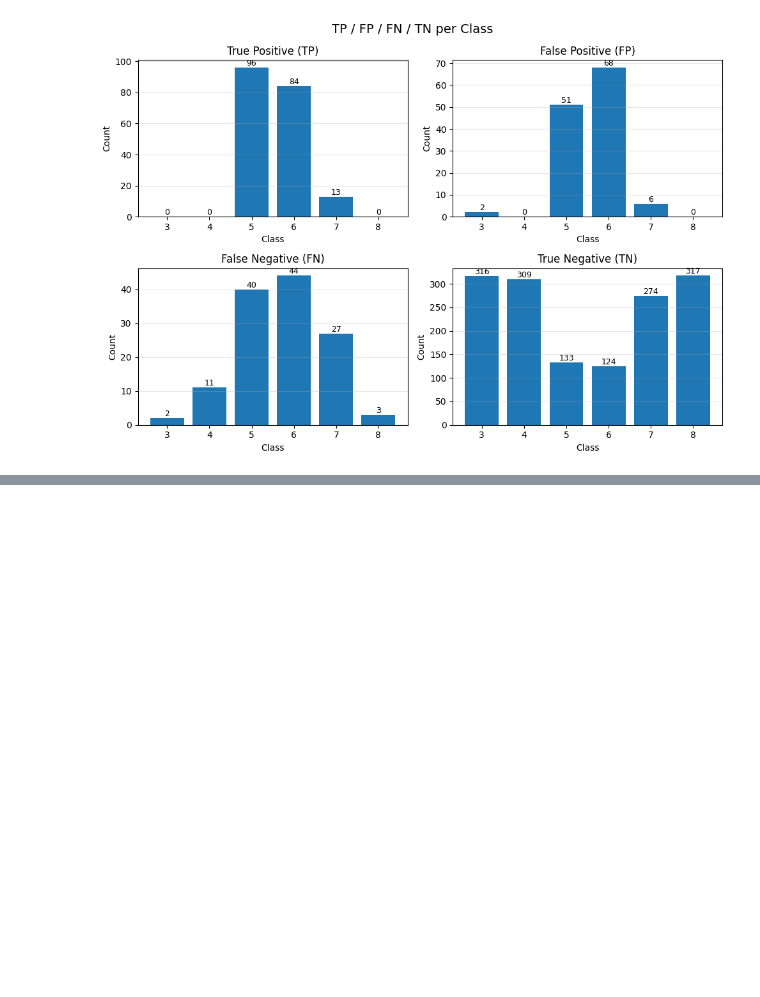
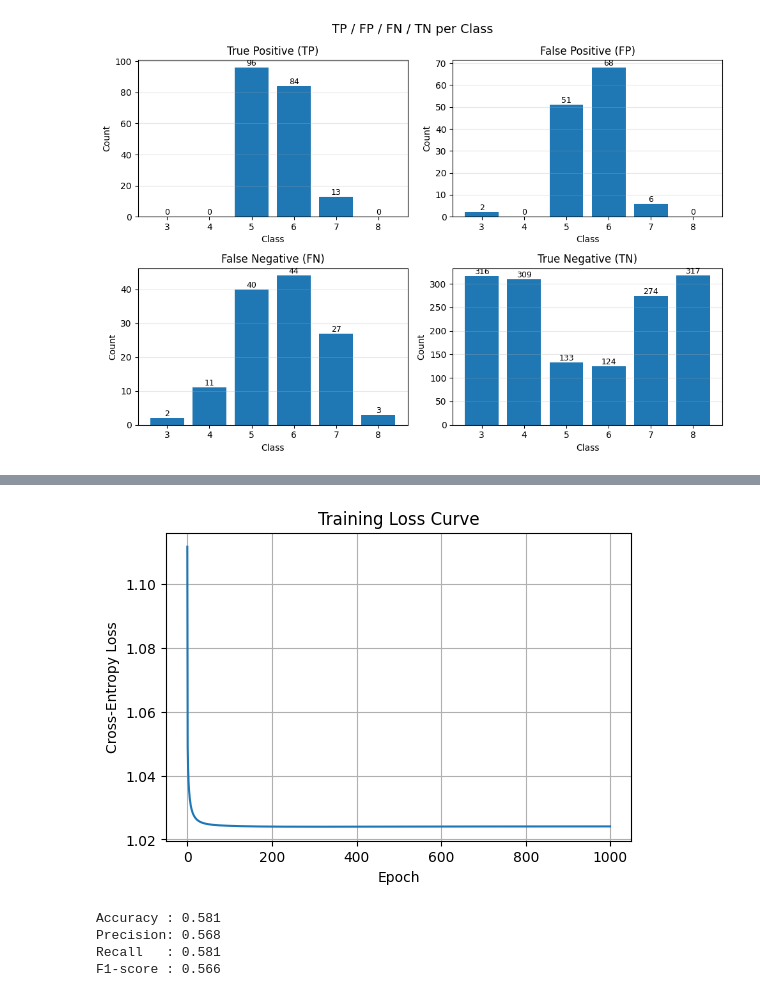
Before and after one commit to trongvu2003/softmax_regresstion, a Jupyter notebook: softmax_regresstion.ipynb, the cells around one changed output, grey strips where cells are left out. Cells and saved outputs as stored; diff of their text form; code cells hidden in the pictures; blank space fills up the shorter version.

```diff
--- a/softmax_regresstion.ipynb
+++ b/softmax_regresstion.ipynb
@@ -266,0 +272,80 @@ AttributeError: 'numpy.ndarray' object has no attribute 'apply'
+# %%
+# Train Softmax Regression (SGD)
+def train_softmax(X, Y, lr=0.05, epochs=1000):
+    m, n = X.shape
+    k = Y.shape[1]
+
+    Xb = np.hstack([np.ones((m,1)), X])
+    theta = np.random.randn(k, n+1) * 0.01
+
+    losses = []
+
+    for epoch in range(epochs):
+        total_loss = 0
+
+        for i in range(m):
+            x = Xb[i].reshape(-1,1)
+            y = Y[i].reshape(-1,1)
+
+            z = theta @ x
+            y_hat = softmax(z)
+
+            loss = loss_function(y, y_hat)
+            total_loss += loss
+
+            grad = (y_hat - y) @ x.T
+            theta -= lr * grad
+
+        losses.append(total_loss / m)
+
+    return theta, losses
+
+# Train model
+theta, losses = train_softmax(
+    X_train,
+    Y_train,
+    lr=0.05,
+    epochs=1000
+)
+
+# Predict
+def predict(X, theta):
+    m = X.shape[0]
+    Xb = np.hstack([np.ones((m,1)), X])
+    preds = []
+
+    for i in range(m):
+        z = theta @ Xb[i].reshape(-1,1)
+        y_hat = softmax(z)
+        preds.append(np.argmax(y_hat))
+
+    return np.array(preds)
+
+y_pred = predict(X_test, theta)
+
+# Training Loss Curve
+plt.figure(figsize=(6,4))
+plt.plot(losses)
+plt.xlabel("Epoch")
+plt.ylabel("Cross-Entropy Loss")
+plt.title("Training Loss Curve")
+plt.grid(True)
+plt.show()
+
+from sklearn.metrics import accuracy_score, precision_score, recall_score, f1_score
+
+accuracy = accuracy_score(y_test, y_pred)
+precision = precision_score(y_test, y_pred, average="weighted")
+recall = recall_score(y_test, y_pred, average="weighted")
+f1 = f1_score(y_test, y_pred, average="weighted")
+
+print(f"Accuracy : {accuracy:.3f}")
+print(f"Precision: {precision:.3f}")
+print(f"Recall   : {recall:.3f}")
+print(f"F1-score : {f1:.3f}")
+# %% [output]
+[figure, added]
+Accuracy : 0.581
+Precision: 0.568
+Recall   : 0.581
+F1-score : 0.566
```
Also changed, not shown: parts of 3 cells of this notebook, 3 other files.
